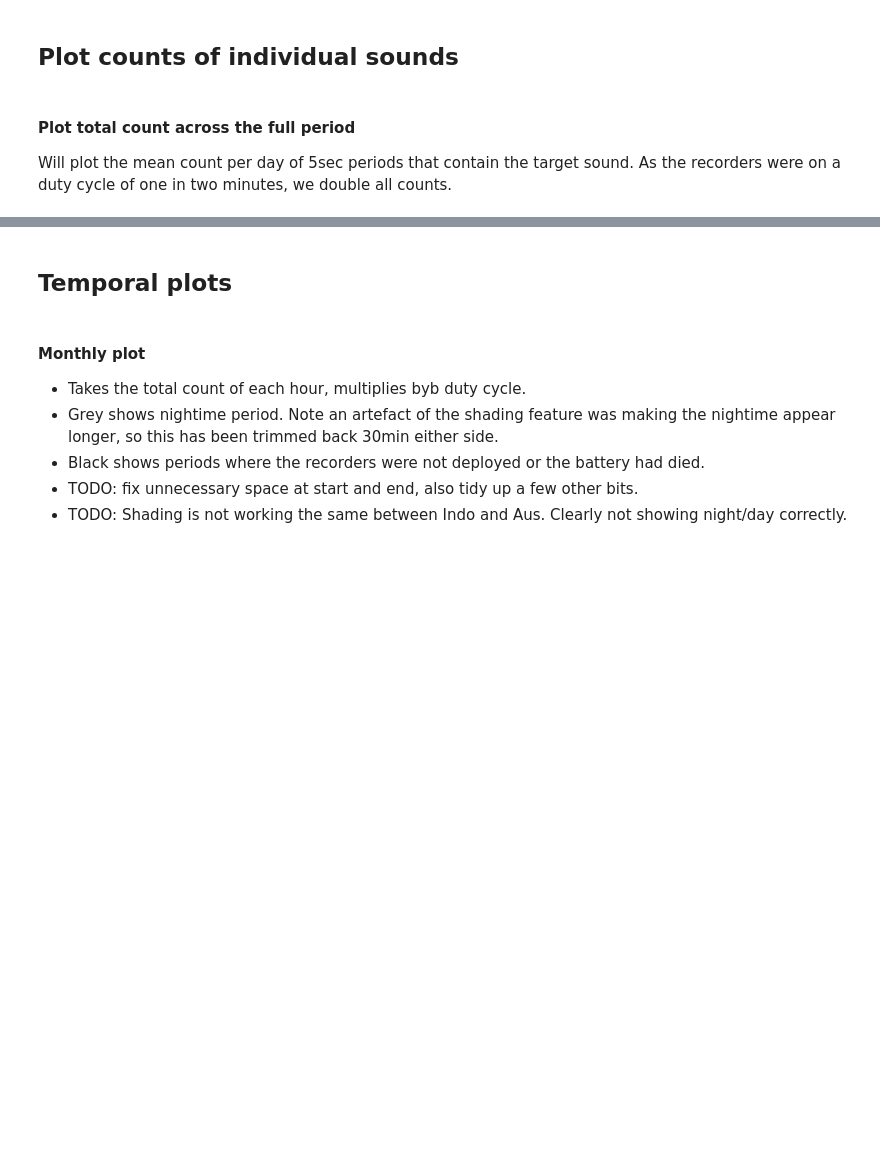
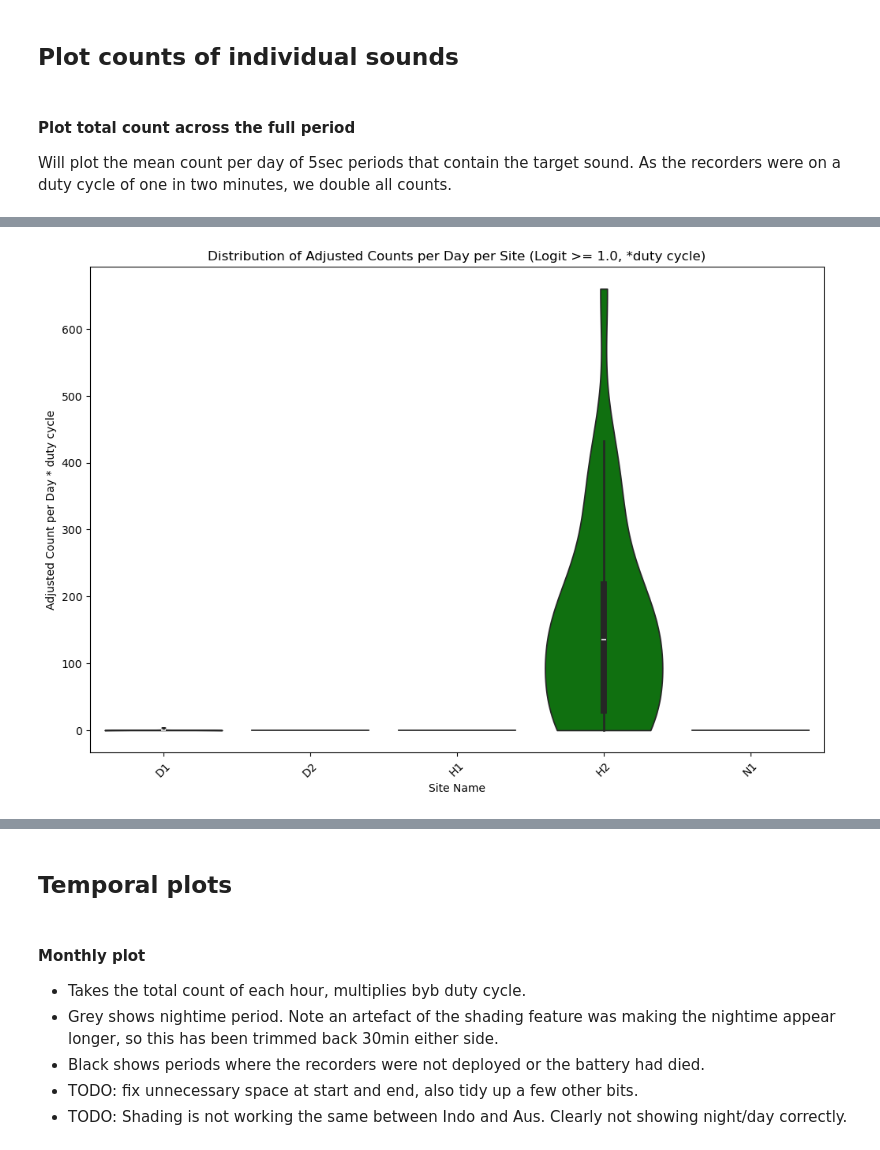
Before and after one commit to BenUCL/MARRS_global_acoustic_study, a Jupyter notebook: manuscript_docs/results_plots.ipynb, the cells around one changed output, grey strips where cells are left out. Drawn from its saved outputs; the diff is of its cells as text; code cells hidden in the pictures; blank space fills up the shorter version.

```diff
--- a/manuscript_docs/results_plots.ipynb
+++ b/manuscript_docs/results_plots.ipynb
@@ -199,0 +203,87 @@ Site R6: 1414.47
+# %%
+# Group by 'site_name' and 'date', and count occurrences
+counts_per_day = filtered_df.groupby(['site_name', 'date']).size().reset_index(name='count')
+
+# Multiply 'count' by duty cycle to adjust for recording effort
+counts_per_day['adjusted_count'] = counts_per_day['count'] * DUTY_CYCLE
+
+# Now, create a DataFrame with all possible combinations of 'site_name' and 'date'
+
+# From 'file_list_df', ensure 'filename_only', 'site_name', and 'date' are extracted
+if 'filename_only' not in file_list_df.columns:
+    file_list_df['filename_only'] = file_list_df['filename'].str.split('/').str[-1]
+    file_list_df['site_name'] = file_list_df['filename_only'].str[4:6]
+    file_list_df['date_str'] = file_list_df['filename_only'].str[7:15]
+    file_list_df['date'] = pd.to_datetime(file_list_df['date_str'], format='%Y%m%d')
+
+# Get all unique 'site_name's and 'date's
+unique_sites = file_list_df['site_name'].unique()
+unique_dates = file_list_df['date'].unique()
+
+# Create a DataFrame of all combinations of 'site_name' and 'date'
+all_site_dates = file_list_df[['site_name', 'date']].drop_duplicates()
+
+# Merge 'counts_per_day' with 'all_site_dates' to include missing dates with zero counts
+full_counts_per_day = pd.merge(
+    all_site_dates,
+    counts_per_day[['site_name', 'date', 'adjusted_count']],
+    on=['site_name', 'date'],
+    how='left'
+)
+
+# Fill NaN values in 'adjusted_count' with zero
+full_counts_per_day['adjusted_count'] = full_counts_per_day['adjusted_count'].fillna(0)
+
+# Define colours based on the starting letter of each site name
+# (Reuse 'site_colour_mapping' if already defined)
+if 'site_colour_mapping' not in locals():
+    site_colour_mapping = {}
+    for site in unique_sites:
+        if site.startswith('D'):
+            colour = 'red'
+        elif site.startswith('H'):
+            colour = 'green'
+        elif site.startswith('N'):
+            colour = 'orange'
+        elif site.startswith('R'):
+            colour = 'blue'
+        else:
+            colour = 'grey'  # Default to grey if none of the specified letters match
+        site_colour_mapping[site] = colour
+
+# Plotting
+plt.figure(figsize=(12, 8))
+
+# Create violin plot with custom color mapping and include all sites
+sns.violinplot(
+    x='site_name',
+    y='adjusted_count',
+    data=full_counts_per_day,
+    palette=site_colour_mapping,
+    cut=0,
+    order=sorted(unique_sites)
+)
+
+plt.title(f"Distribution of Adjusted Counts per Day per Site (Logit >= {LOGIT_CUTOFF}, *duty cycle)")
+plt.xlabel("Site Name")
+plt.ylabel("Adjusted Count per Day * duty cycle")
+plt.xticks(rotation=45)
+
+# Define the save path and create directories if they do not exist
+save_dir = os.path.join(base_dir, f'marrs_acoustics/data/results/{COUNTRY}/violinplots')
+os.makedirs(save_dir, exist_ok=True)
+
+# Save the plot
+save_path = os.path.join(save_dir, f"violin_plot_{TARGET_SOUND}.png")
+plt.savefig(save_path)
+
+plt.show()
+
+# Calculate and print mean adjusted count per day for each site
+mean_adjusted_count_per_day = full_counts_per_day.groupby('site_name')['adjusted_count'].mean()
+
+print("Mean Adjusted Count per Day per Site (adjusted for duty cycle):")
+for site, count in mean_adjusted_count_per_day.items():
+    print(f"Site {site}: {count:.2f}")
+# %% [output]
+[figure, added]
```
Also changed, not shown: parts of 13 cells of this notebook.
